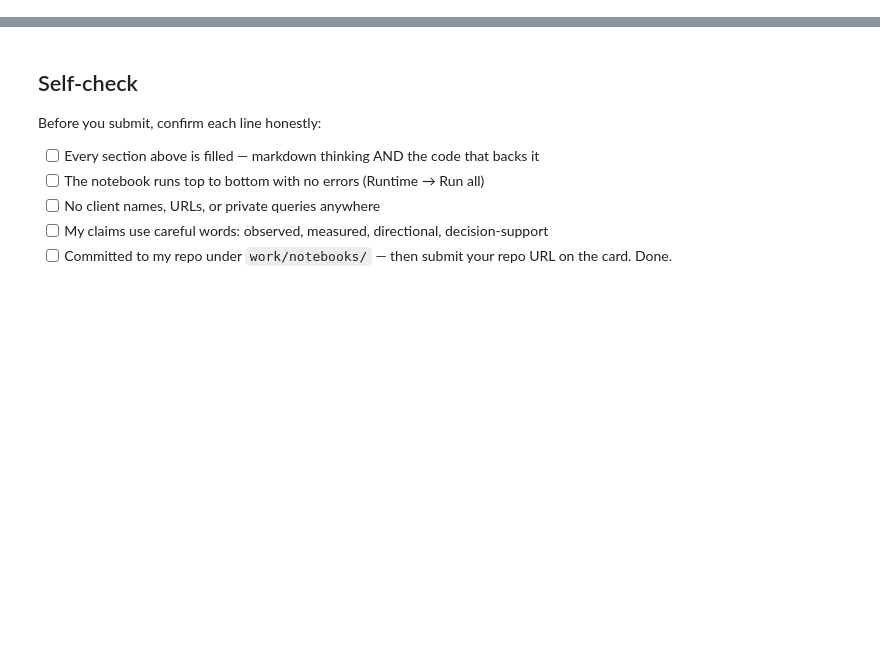
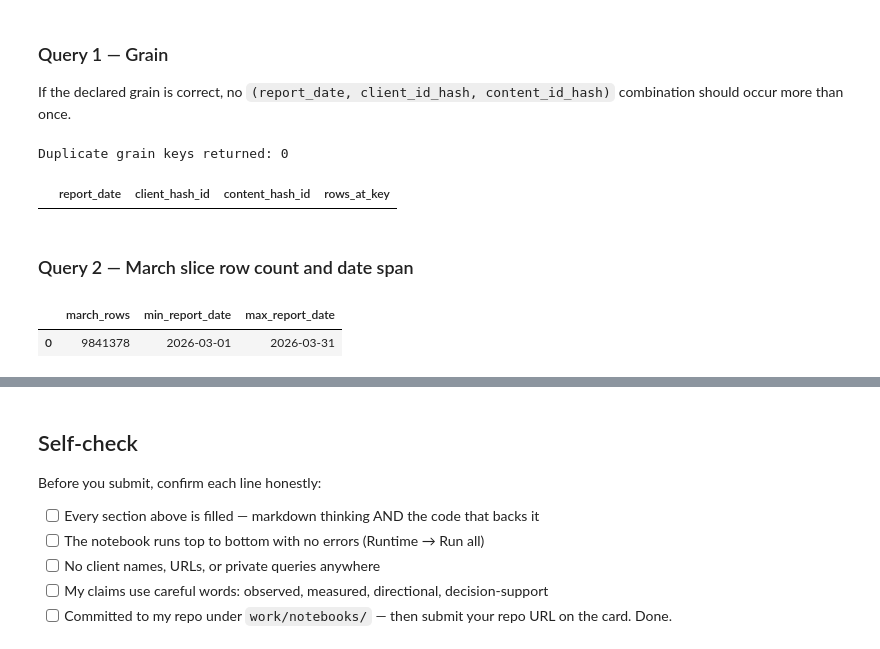
Before and after one commit to amey05081999/Flyrank-Internship-Amey-Naik, a Jupyter notebook: work/notebooks/w03_data_contract.ipynb, the cells around one changed output, grey strips where cells are left out. Cells and saved outputs as stored; diff of their text form; code cells hidden in the pictures; blank space fills up the shorter version.

```diff
--- a/work/notebooks/w03_data_contract.ipynb
+++ b/work/notebooks/w03_data_contract.ipynb
@@ -33,0 +42,53 @@ This skeleton is yours to fill. Work the sections **in order** — each one has
+# %% [markdown]
+### Query 1 — Grain
+
+If the declared grain is correct, no `(report_date, client_id_hash, content_id_hash)` combination should occur more than once.
+# %%
+import os, duckdb, pandas as pd
+
+con = duckdb.connect()
+HF_TOKEN = os.environ.get("HF_TOKEN")
+if not HF_TOKEN:
+    raise RuntimeError("Set HF_TOKEN as a Colab Secret/environment variable before running this notebook.")
+con.execute("CREATE SECRET IF NOT EXISTS (TYPE huggingface, TOKEN ?)", [HF_TOKEN])
+
+REL = "hf://datasets/FlyRank/internship-warehouse"
+MARCH = f"{REL}/fact_content_daily_performance/month=2026-03/*.parquet"
+
+q1 = con.sql(f"""
+SELECT
+    report_date,
+    client_hash_id,
+    content_hash_id,
+    COUNT(*) AS rows_at_key
+FROM read_parquet('{MARCH}')
+GROUP BY 1,2,3
+HAVING COUNT(*) > 1
+LIMIT 5
+""").df()
+
+print("Duplicate grain keys returned:", len(q1))
+display(q1)
+assert q1.empty, "Declared daily grain is violated: duplicate report_date × client × content keys found."
+# %% [output]
+Duplicate grain keys returned: 0
+|  | report_date | client_hash_id | content_hash_id | rows_at_key |
+# %% [markdown]
+### Query 2 — March slice row count and date span
+# %%
+# Verification query 2 — row count + date span
+q2 = con.sql(f"""
+SELECT
+    COUNT(*) AS march_rows,
+    MIN(report_date) AS min_report_date,
+    MAX(report_date) AS max_report_date
+FROM read_parquet('{MARCH}')
+""").df()
+
+display(q2)
+
+assert str(q2.loc[0, "min_report_date"])[:10] == "2026-03-01"
+assert str(q2.loc[0, "max_report_date"])[:10] == "2026-03-31"
+# %% [output]
+|  | march_rows | min_report_date | max_report_date |
+| 0 | 9841378 | 2026-03-01 | 2026-03-31 |
```
Also changed, not shown: parts of 15 cells of this notebook.
